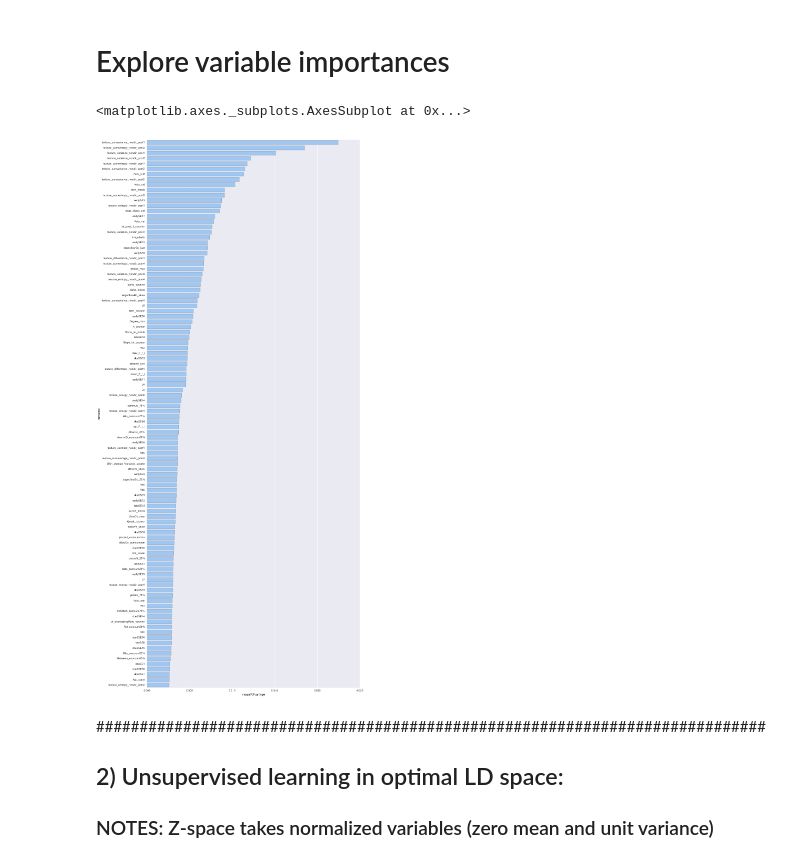
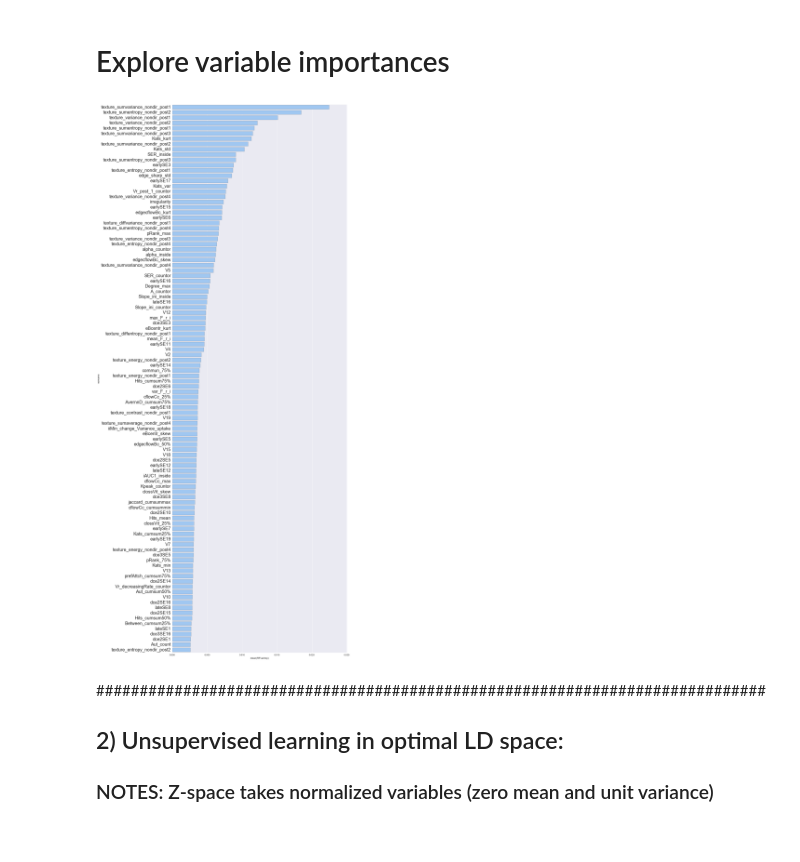
Before and after one commit to cgallego/NME_analysis, a Jupyter notebook: DEC_ROC_decModel_wimgF_dualopt_descStats.ipynb, the cells around one changed output. Saved outputs shown, nothing was run; the diff lists cells and outputs as text; code cells hidden in the pictures.

```diff
--- a/DEC_ROC_decModel_wimgF_dualopt_descStats.ipynb
+++ b/DEC_ROC_decModel_wimgF_dualopt_descStats.ipynb
@@ -148,48 +148,47 @@ RFmodel = RandomForestClassifier(n_jobs=2, n_estimators=500, max_depth=3, random
 
 # Evaluate a score by cross-validation
 figROCs = plt.figure(figsize=(12,12))
+axaroc = figROCs.add_subplot(1,1,1)
 tprs = []; aucs = []
-mean_fpr = np.linspace(0, 1, 100)
+mean_fpr_OrigX = np.linspace(0, 1, 100)
 cvi = 0
 for train, test in cv.split(X, y):
     probas = RFmodel.fit(X[train], y[train]).predict_proba(X[test])
     # Compute ROC curve and area the curve
     fpr, tpr, thresholds = roc_curve(y[test], probas[:, 1])
     # to create an ROC with 100 pts
-    tprs.append(interp(mean_fpr, fpr, tpr))
+    tprs.append(interp(mean_fpr_OrigX, fpr, tpr))
     tprs[-1][0] = 0.0
     roc_auc = auc(fpr, tpr)
     aucs.append(roc_auc)
     # plot
-    axaroc = figROCs.add_subplot(1,1,1)
-    axaroc.plot(fpr, tpr, lw=1, alpha=0.5) # with label add: label='cv %d, AUC %0.2f' % (cvi, roc_auc)
     cvi += 1
 
-axaroc.plot([0, 1], [0, 1], linestyle='--', lw=1, color='b',alpha=1)
-mean_tpr = np.mean(tprs, axis=0)
-mean_tpr[-1] = 1.0
-mean_auc = auc(mean_fpr, mean_tpr)
-std_auc = np.std(aucs)
-axaroc.plot(mean_fpr, mean_tpr, color='b',
-         label=r'MeanROC (AUC = %0.2f $\pm$ %0.2f)' % (mean_auc, std_auc),
+axaroc.plot([0, 1], [0, 1], linestyle='--', lw=1, color='b',alpha=.8)
+mean_tpr_OrigX = np.mean(tprs, axis=0)
+mean_tpr_OrigX[-1] = 1.0
+mean_auc_OrigX = auc(mean_fpr_OrigX, mean_tpr_OrigX)
+std_auc_OrigX = np.std(aucs)
+axaroc.plot(mean_fpr_OrigX, mean_tpr_OrigX, color='b',
+         label=r'MeanROC (AUC = %0.2f $\pm$ %0.2f)' % (mean_auc_OrigX, std_auc_OrigX),
          lw=2, alpha=.8)
 std_tpr = np.std(tprs, axis=0)
-tprs_upper = np.minimum(mean_tpr + std_tpr, 1)
-tprs_lower = np.maximum(mean_tpr - std_tpr, 0)
-axaroc.fill_between(mean_fpr, tprs_lower, tprs_upper, color='grey', alpha=.2,
+tprs_upper = np.minimum(mean_tpr_OrigX + std_tpr, 1)
+tprs_lower = np.maximum(mean_tpr_OrigX - std_tpr, 0)
+axaroc.fill_between(mean_fpr_OrigX, tprs_lower, tprs_upper, color='grey', alpha=.2,
                  label=r'$\pm$ 1 std. dev.')
 
-################
+'''
 # plot AUC on validation set
-################
+'''
 y_val_bin = (np.asarray(y_val)=='M').astype(int)
 probas_val = RFmodel.fit(X, y).predict_proba(X_val)
 
 # Compute ROC curve and area the curve
-fpr_val, tpr_val, thresholds_val = roc_curve(y_val_bin, probas_val[:, 1])
-auc_val = auc(fpr_val, tpr_val)
-axaroc.plot(fpr_val, tpr_val, color='g',
-            label=r'ValROC (AUC = %0.2f)' % (auc_val),
+fpr_val_OrigX, tpr_val_OrigX, thresholds_val = roc_curve(y_val_bin, probas_val[:, 1])
+auc_val_OrigX = auc(fpr_val_OrigX, tpr_val_OrigX)
+axaroc.plot(fpr_val_OrigX, tpr_val_OrigX, color='g',
+            label=r'ValROC (AUC = %0.2f)' % (auc_val_OrigX),
              lw=2, alpha=.8)
 
 
@@ -207,23 +206,23 @@ axaroc.legend(loc="lower right",fontsize=18)
 # %%
 ind_featImp = np.argsort(RFmodel.feature_importances_)[::-1]
 X_allNME_featurenames[ind_featImp]
 
 # create pandas dF with variable importabces
 RFfeatImportances = pd.DataFrame({'varname':X_allNME_featurenames[ind_featImp], 'RFvarImp':np.sort(RFmodel.feature_importances_)[::-1]})
 
 # Initialize the matplotlib figure
-f, ax = plt.subplots(figsize=(14, 36))
+f, ax = plt.subplots(figsize=(14, 44))
 # Plot the total crashes
 sns.set_color_codes("pastel")
 # of all 523 variables seclec those wiht positive varImportances
 varDiscrim = RFfeatImportances[RFfeatImportances['RFvarImp']>0.0]
 
 # top 20% = 523*0.20
 varDiscrim = RFfeatImportances.iloc[0:int(523*0.20)]
 sns.barplot(x="RFvarImp", y="varname", data=varDiscrim, label="varname", color="b")
+aa=ax.set_yticklabels(varDiscrim['varname'],fontsize=20)
 # %% [output]
-<matplotlib.axes._subplots.AxesSubplot at 0x...>
-[figure, old version]
+[figure, new version]
 # %% [markdown]
 #############################################################################
 ## 2) Unsupervised learning in optimal LD space:
```
Also changed, not shown: parts of 6 cells of this notebook, 1 other file.
